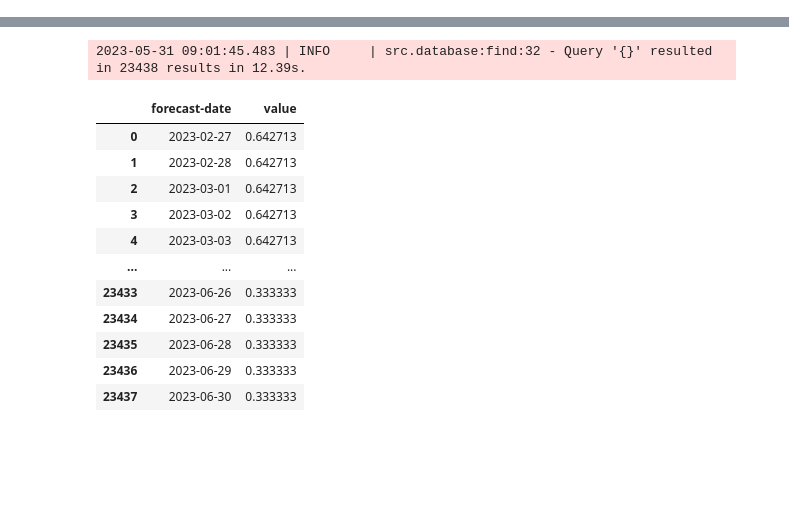
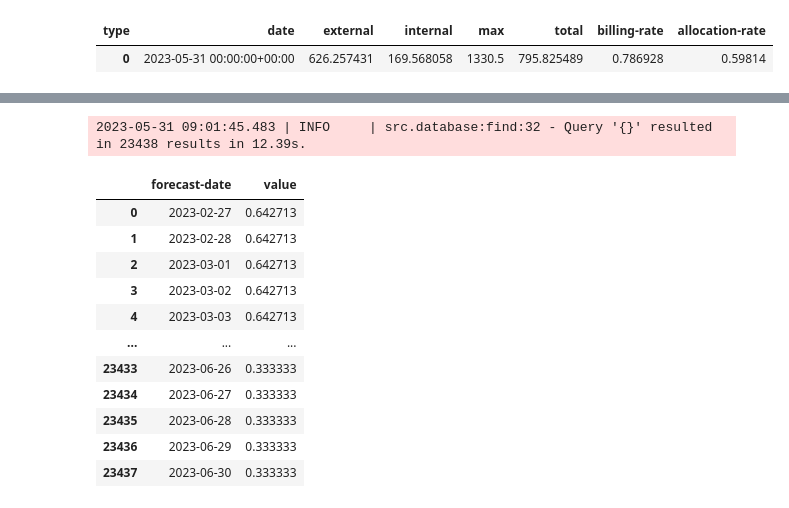
Before and after one commit to vreima/tie-dashboard, a Jupyter notebook: testing-notebook.ipynb, the cells around one changed output, grey strips where cells are left out. Saved outputs shown, nothing was run; the diff lists cells and outputs as text; code cells hidden in the pictures; blank space fills up the shorter version.

```diff
--- a/testing-notebook.ipynb
+++ b/testing-notebook.ipynb
@@ -38 +90,9 @@ src.severa.fetch.group_sum(["user"], df[df["user"] == ville])
+# %%
+g["total"] = g["external"] + g["internal"]
+g["billing-rate"] = g["external"] / g["total"]
+g["allocation-rate"] = g["total"] / g["max"]
+g
+# %% [output]
+| type | date | external | internal | max | total | billing-rate | allocation-rate |
+| 0 | 2023-05-31 00:00:00+00:00 | 626.257431 | 169.568058 | 1330.5 | 795.825489 | 0.786928 | 0.59814 |
 # %%
```
Also changed, not shown: parts of 6 cells of this notebook, 4 other files.
